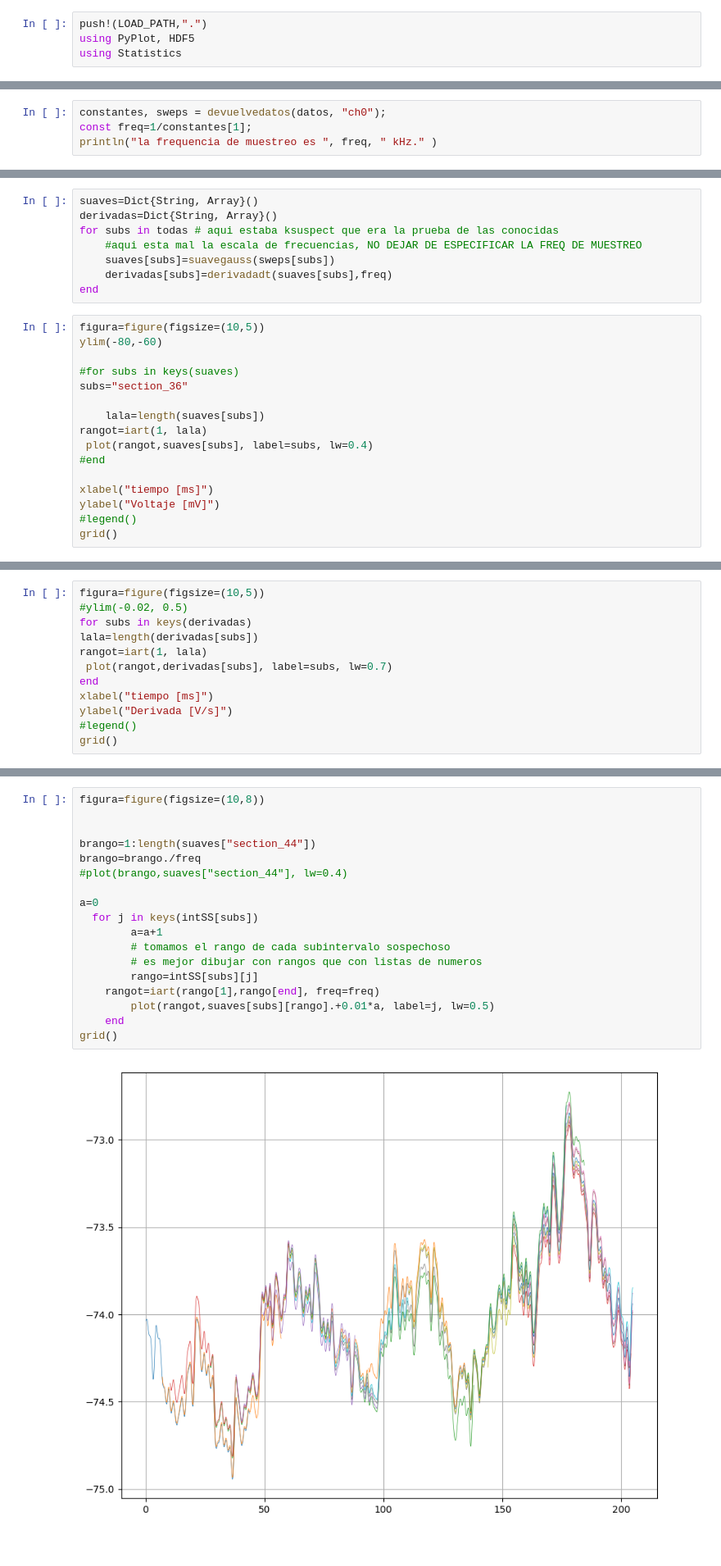
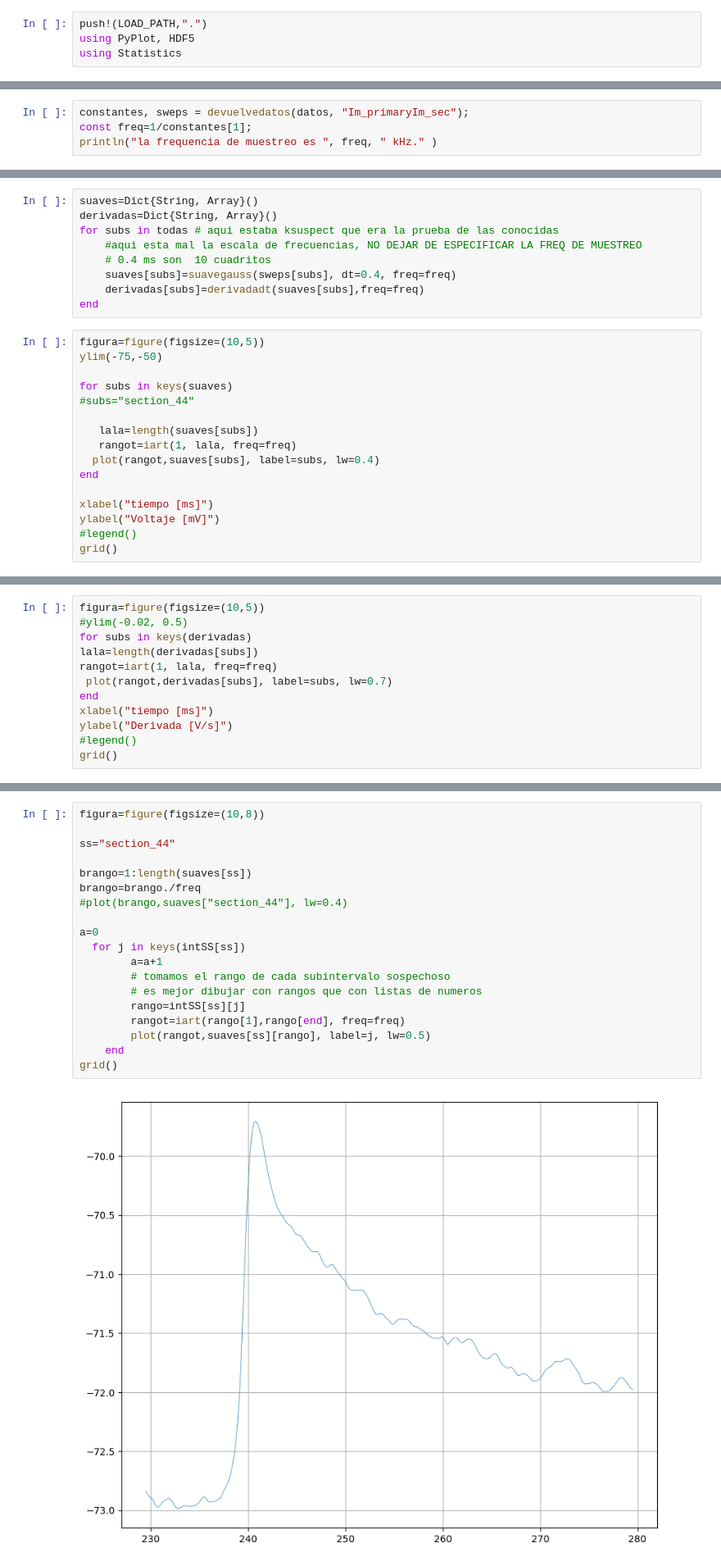
Before and after one commit to JoseJJAB/TrabajoCinvestav, a Jupyter notebook: SpikletDetection.ipynb, the cells around one changed output, grey strips where cells are left out. Shown at 82% size. Drawn from its saved outputs; the diff is of its cells as text.

```diff
--- a/SpikletDetection.ipynb
+++ b/SpikletDetection.ipynb
@@ -33,5 +36,5 @@ HDF5 data file: /home/karel/ABFiles/Diana/88101619.h5
 # %%
-constantes, sweps = devuelvedatos(datos, "ch0");
+constantes, sweps = devuelvedatos(datos, "Im_primaryIm_sec");
 const freq=1/constantes[1];
 println("la frequencia de muestreo es ", freq, " kHz." )
 # %% [output]
@@ -69,20 +69,21 @@ suaves=Dict{String, Array}()
 derivadas=Dict{String, Array}()
 for subs in todas # aqui estaba ksuspect que era la prueba de las conocidas
     #aqui esta mal la escala de frecuencias, NO DEJAR DE ESPECIFICAR LA FREQ DE MUESTREO
-    suaves[subs]=suavegauss(sweps[subs])
-    derivadas[subs]=derivadadt(suaves[subs],freq)
+    # 0.4 ms son  10 cuadritos
+    suaves[subs]=suavegauss(sweps[subs], dt=0.4, freq=freq)
+    derivadas[subs]=derivadadt(suaves[subs],freq=freq)
 end
 # %%
 figura=figure(figsize=(10,5))
-ylim(-80,-60)
+ylim(-75,-50)
 
-#for subs in keys(suaves)
-subs="section_36"
+for subs in keys(suaves)
+#subs="section_44"
 
-    lala=length(suaves[subs])
-rangot=iart(1, lala)
- plot(rangot,suaves[subs], label=subs, lw=0.4)
-#end
+   lala=length(suaves[subs])
+   rangot=iart(1, lala, freq=freq)
+  plot(rangot,suaves[subs], label=subs, lw=0.4)
+end
 
 xlabel("tiempo [ms]")
 ylabel("Voltaje [mV]")
@@ -95,7 +96,7 @@ figura=figure(figsize=(10,5))
 #ylim(-0.02, 0.5)
 for subs in keys(derivadas)
 lala=length(derivadas[subs])
-rangot=iart(1, lala)
+rangot=iart(1, lala, freq=freq)
  plot(rangot,derivadas[subs], label=subs, lw=0.7)
 end
 xlabel("tiempo [ms]")
@@ -261,20 +158,21 @@ grid()
 # %%
 figura=figure(figsize=(10,8))
 
+ss="section_44"
 
-brango=1:length(suaves["section_44"])
+brango=1:length(suaves[ss])
 brango=brango./freq
 #plot(brango,suaves["section_44"], lw=0.4)
 
 a=0
-  for j in keys(intSS[subs])
+  for j in keys(intSS[ss])
         a=a+1
         # tomamos el rango de cada subintervalo sospechoso
         # es mejor dibujar con rangos que con listas de numeros
-        rango=intSS[subs][j]
-    rangot=iart(rango[1],rango[end], freq=freq)
-        plot(rangot,suaves[subs][rango].+0.01*a, label=j, lw=0.5)
+        rango=intSS[ss][j]
+        rangot=iart(rango[1],rango[end], freq=freq)
+        plot(rangot,suaves[ss][rango], label=j, lw=0.5)
     end
 grid()
 # %% [output]
-[figure, old version]
+[figure, new version]
```
Also changed, not shown: parts of 50 cells of this notebook, 1 other file.
